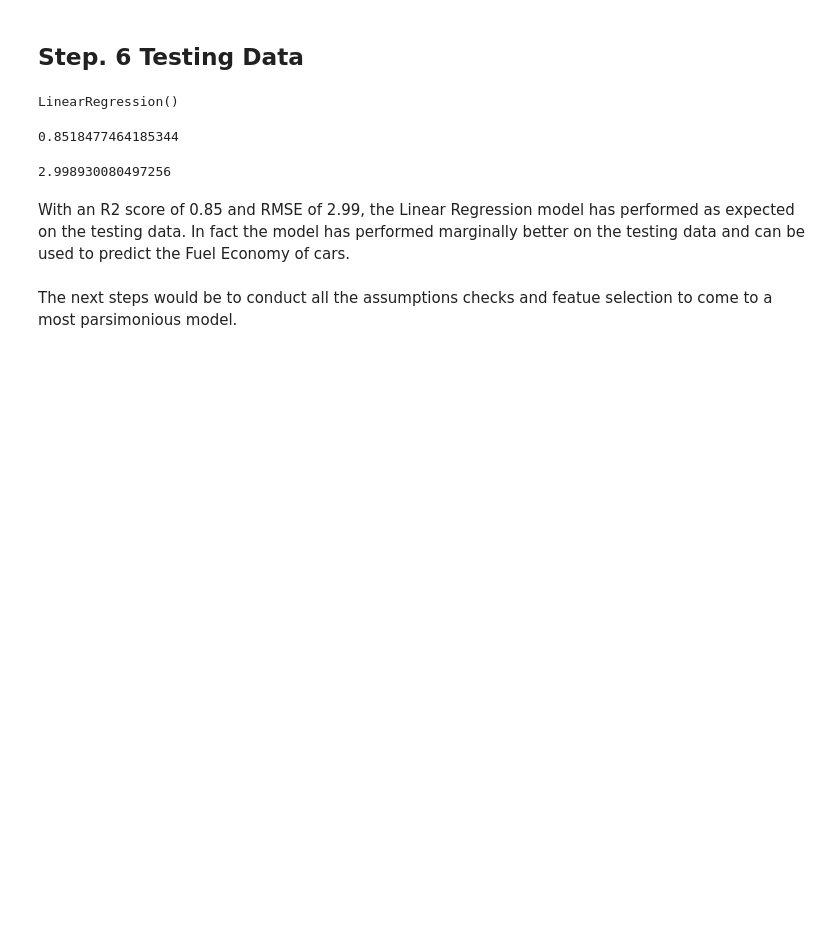
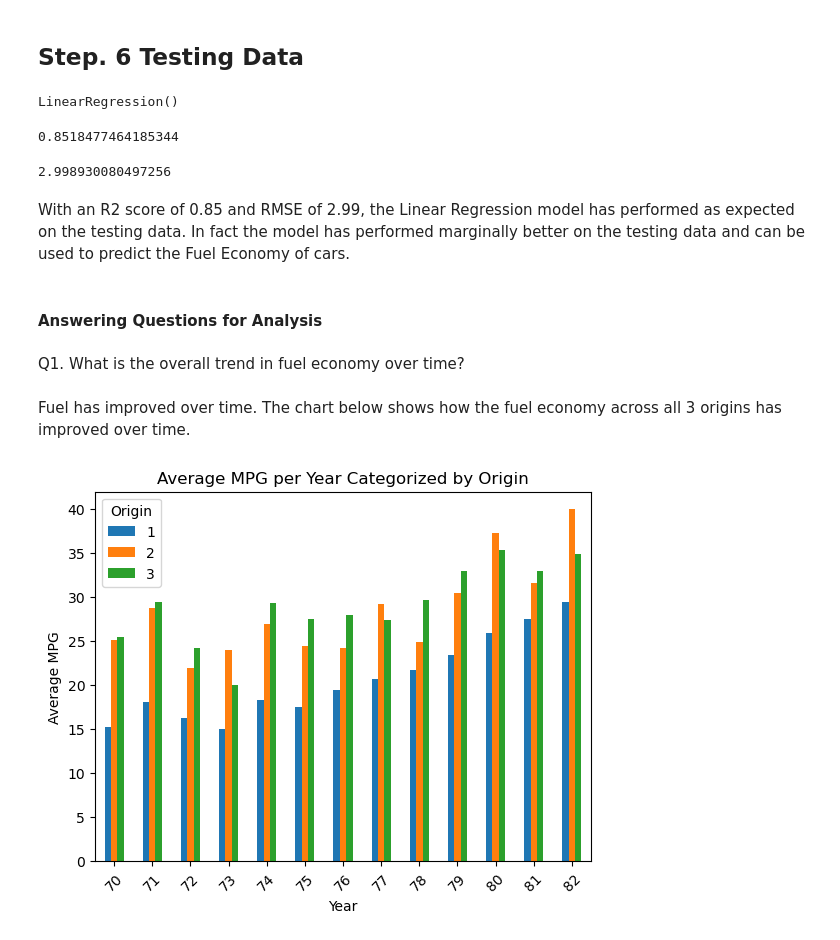
Before and after one commit to vedant-modani/FuelEconomyPredictor, a Jupyter notebook: Fuel Economy Project.ipynb, the cells around one changed output. Saved outputs shown, nothing was run; the diff lists cells and outputs as text; code cells hidden in the pictures; blank space fills up the shorter version.

```diff
--- a/Fuel Economy Project.ipynb
+++ b/Fuel Economy Project.ipynb
@@ -487,5 +487,23 @@ lin_rmse
 2.998930080497256
 # %% [markdown]
 With an R2 score of 0.85 and RMSE of 2.99, the Linear Regression model has performed as expected on the testing data. In fact the model has performed marginally better on the testing data and can be used to predict the Fuel Economy of cars.
-# %% [markdown]
-The next steps would be to conduct all the assumptions checks and featue selection to come to a most parsimonious model.
+# %% [markdown]
+#### Answering Questions for Analysis
+# %% [markdown]
+Q1. What is the overall trend in fuel economy over time?
+# %% [markdown]
+Fuel has improved over time. The chart below shows how the fuel economy across all 3 origins has improved over time.
+# %%
+# Calculating average mpg per year and origin
+averages = fuel_eco.groupby(['model year', 'origin'])['mpg'].mean().unstack()
+
+# Plotting
+averages.plot(kind='bar', stacked=False)
+plt.title('Average MPG per Year Categorized by Origin')
+plt.xlabel('Year')
+plt.ylabel('Average MPG')
+plt.legend(title='Origin')
+plt.xticks(rotation=45)
+plt.show()
+# %% [output]
+[figure, added]
```
Also changed, not shown: parts of 6 cells of this notebook.
